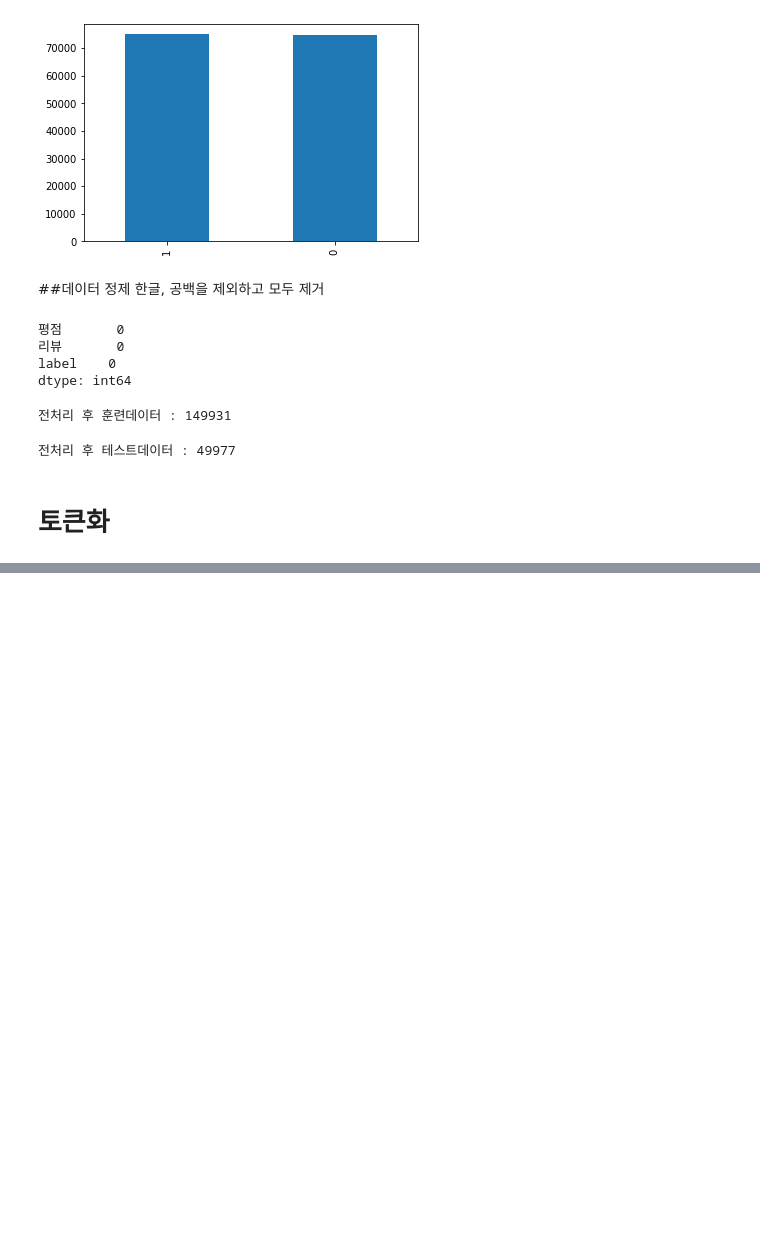
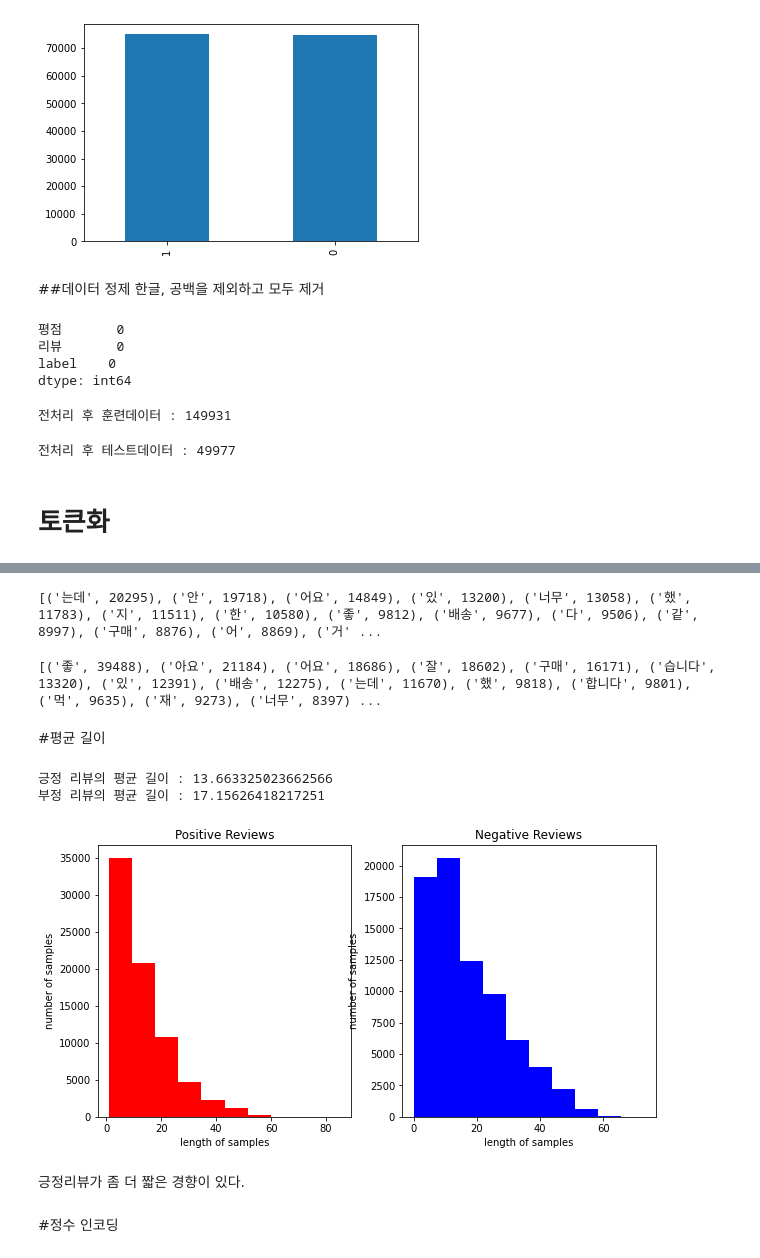
Before and after one commit to seunghak421/cp2-project, a Jupyter notebook: 리뷰데이터.ipynb, the cells around one changed output, grey strips where cells are left out. Drawn from its saved outputs; the diff is of its cells as text; code cells hidden in the pictures; blank space fills up the shorter version.

```diff
--- a/리뷰데이터.ipynb
+++ b/리뷰데이터.ipynb
@@ -129,3 +129,6 @@ print('전처리 후 테스트데이터 :',len(test_data))
 전처리 후 테스트데이터 : 49977
 # %% [markdown]
 # 토큰화
+# %%
+mecab = Mecab()
+print(mecab.morphs('진짜이런쓰레기 같은 걸 파네'))
@@ -131,0 +139,5 @@ print('전처리 후 테스트데이터 :',len(test_data))
+# %%
+stopwords = ['은','는','이','가','을','를','듯','에','게','고','네요','하','도','과','네','임']
+# %%
+train_data['tokenized'] = train_data['리뷰'].apply(mecab.morphs)
+train_data['tokenized'] = train_data['tokenized'].apply(lambda x: [item for item in x if item not in stopwords])
@@ -131,0 +153,46 @@ print('전처리 후 테스트데이터 :',len(test_data))
+# %%
+negative_word_count = Counter(negative_words)
+print(negative_word_count.most_common(20))
+# %% [output]
+[('는데', 20295), ('안', 19718), ('어요', 14849), ('있', 13200), ('너무', 13058), ('했', 11783), ('지', 11511), ('한', 10580), ('좋', 9812), ('배송', 9677), ('다', 9506), ('같', 8997), ('구매', 8876), ('어', 8869), ('거' ...
+# %%
+positive_word_count = Counter(positive_words)
+print(positive_word_count.most_common(20))
+# %% [output]
+[('좋', 39488), ('아요', 21184), ('어요', 18686), ('잘', 18602), ('구매', 16171), ('습니다', 13320), ('있', 12391), ('배송', 12275), ('는데', 11670), ('했', 9818), ('합니다', 9801), ('먹', 9635), ('재', 9273), ('너무', 8397) ...
+# %% [markdown]
+#평균 길이
+# %%
+
+
+text_len = train_data[train_data['label']==1]['tokenized'].map(lambda x: len(x))
+
+print('긍정 리뷰의 평균 길이 :', np.mean(text_len))
+
+text_len2 = train_data[train_data['label']==0]['tokenized'].map(lambda x: len(x))
+
+print('부정 리뷰의 평균 길이 :', np.mean(text_len2))
+# %% [output]
+긍정 리뷰의 평균 길이 : 13.663325023662566
+부정 리뷰의 평균 길이 : 17.15626418217251
+# %%
+fig,(ax1,ax2) = plt.subplots(1,2,figsize=(10,5))
+ax1.hist(text_len, color='red')
+ax1.set_title('Positive Reviews')
+ax1.set_xlabel('length of samples')
+ax1.set_ylabel('number of samples')
+
+
+
+ax2.hist(text_len2, color='blue')
+ax2.set_title('Negative Reviews')
+ax2.set_xlabel('length of samples')
+ax2.set_ylabel('number of samples')
+
+plt.show()
+# %% [output]
+[figure, added]
+# %% [markdown]
+긍정리뷰가 좀 더 짧은 경향이 있다.
+# %% [markdown]
+#정수 인코딩
```
Also changed, not shown: parts of 37 cells of this notebook.
